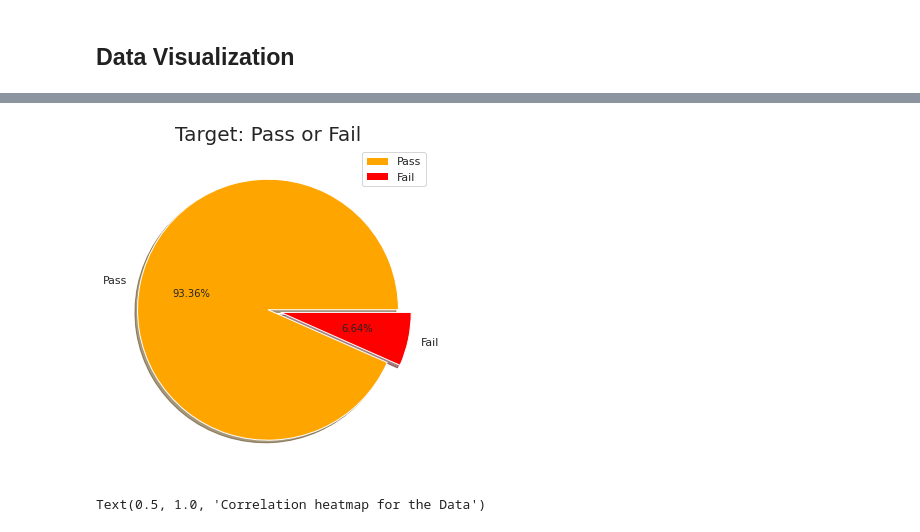
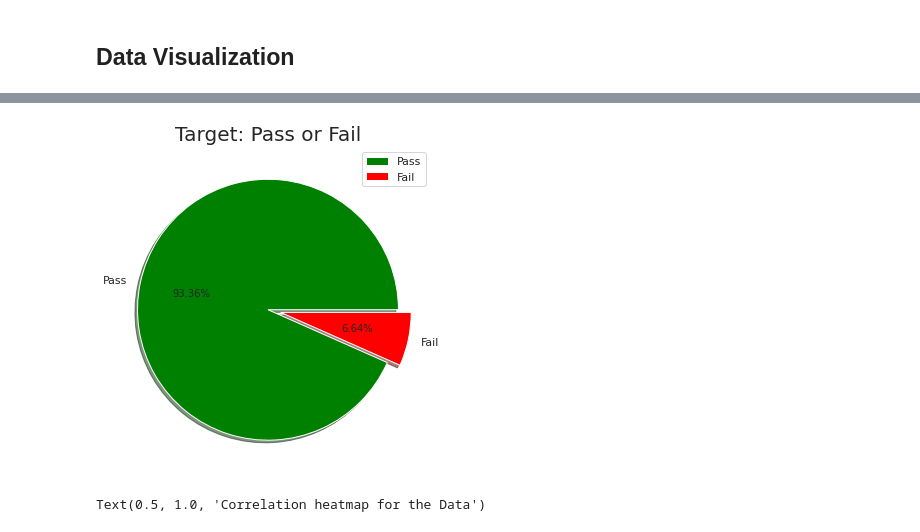
Before and after one commit to nanunzoey/data-science-portfolio, a Jupyter notebook: semiconductor_manufacturing_anomaly_detection.ipynb, the cells around one changed output, grey strips where cells are left out. Cells and saved outputs as stored; diff of their text form; code cells hidden in the pictures.

```diff
--- a/semiconductor_manufacturing_anomaly_detection.ipynb
+++ b/semiconductor_manufacturing_anomaly_detection.ipynb
@@ -261,20 +259,20 @@ plt.show()
 # %%
 # pie chart
 # We have highly imbalanced class with only 6.6% failures and 93.4% pass
 labels = ['Pass', 'Fail']
 size = final_data['Pass/Fail'].value_counts()
-colors = ['orange', 'red']
+colors = ['green', 'red']
 explode = [0, 0.1]
 
 plt.style.use('seaborn-deep')
 plt.rcParams['figure.figsize'] = (6, 6)
 plt.pie(size, labels=labels, colors=colors, explode=explode, autopct="%.2f%%", shadow=True)
 plt.axis('off')
 plt.title('Target: Pass or Fail', fontsize=20)
 plt.legend()
 plt.show()
 # %% [output]
-[figure, old version]
+[figure, new version]
 # %%
 # heatmap to get correlation
 plt.rcParams['figure.figsize'] = (15, 15)
```
Also changed, not shown: parts of 7 cells of this notebook.
